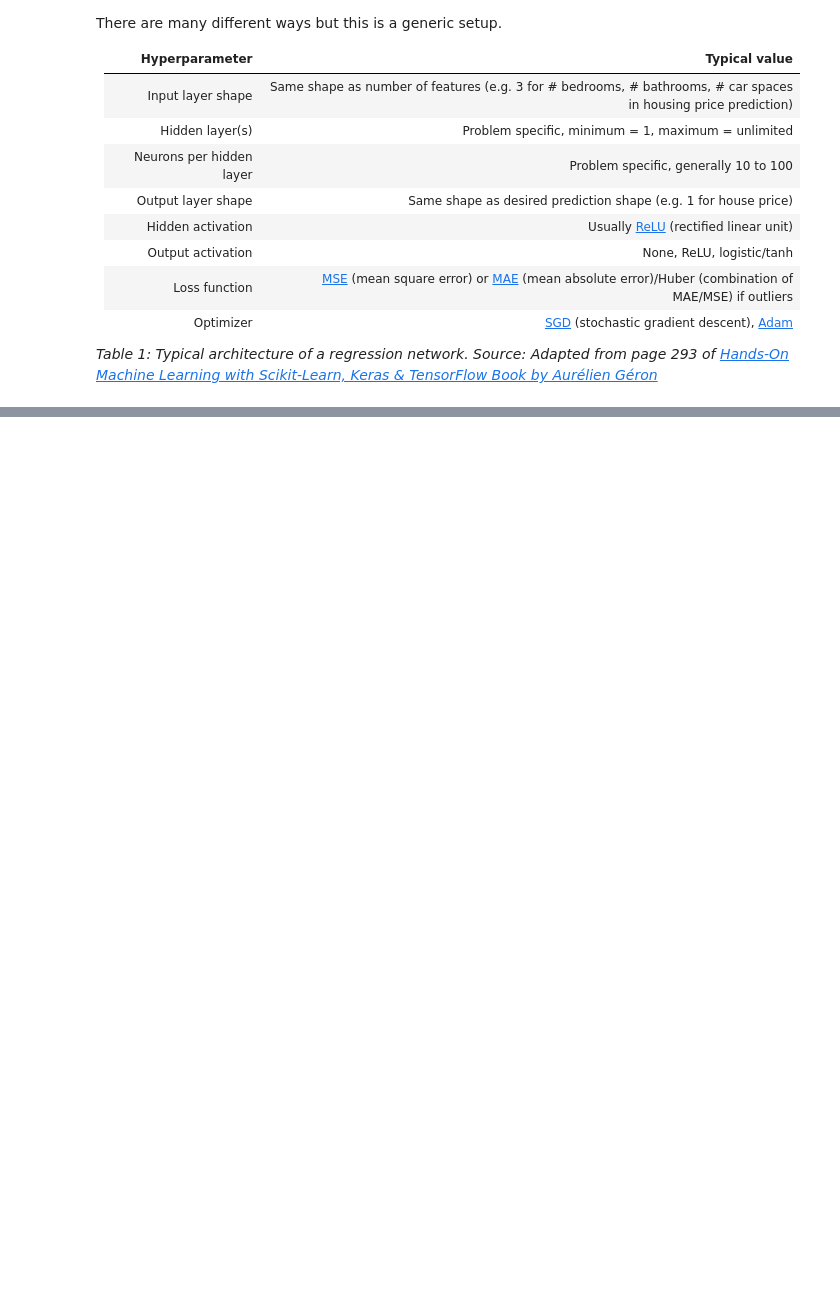
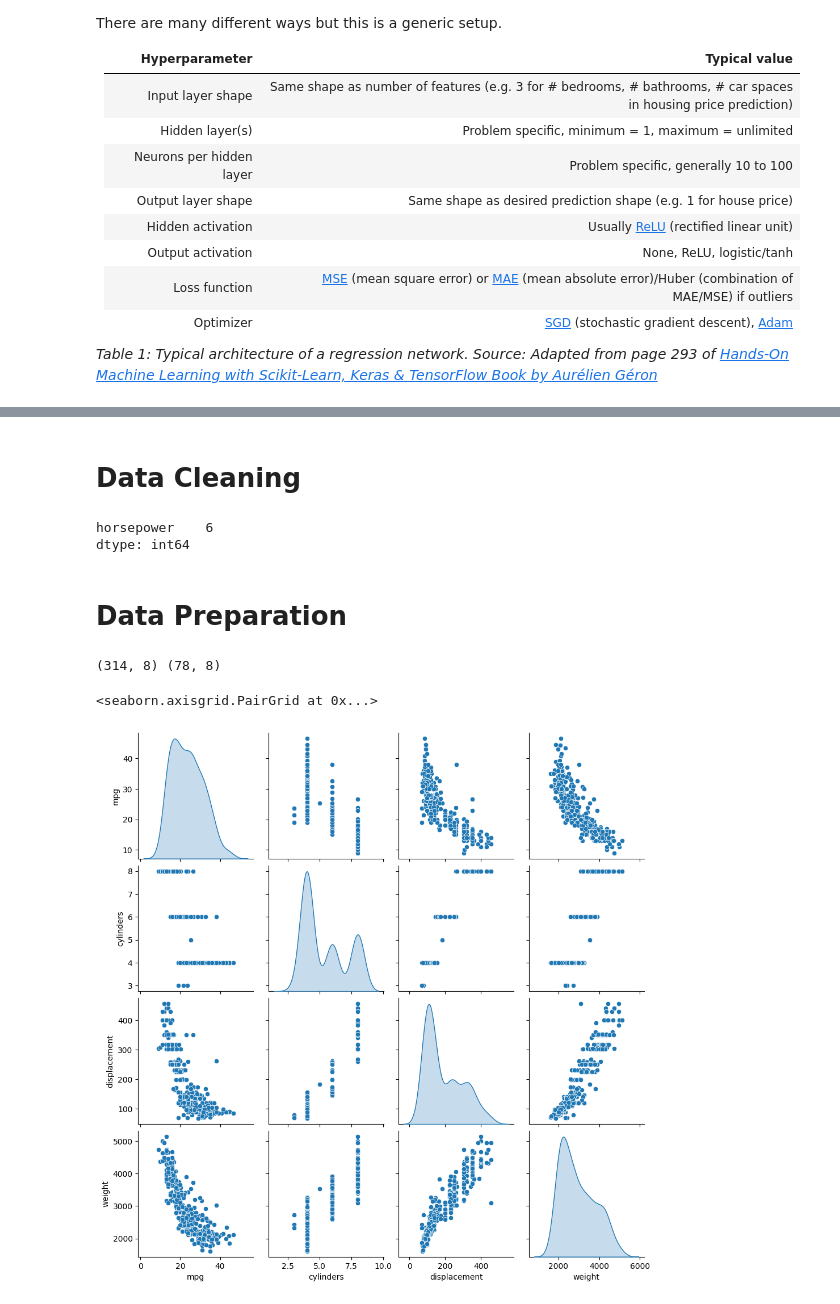
Before and after one commit to mohamedyosef101/learning_area, a Jupyter notebook: TensorFlow/01-Regression.ipynb, the cells around one changed output, grey strips where cells are left out. Saved outputs shown, nothing was run; the diff lists cells and outputs as text; code cells hidden in the pictures; blank space fills up the shorter version.

```diff
--- a/TensorFlow/01-Regression.ipynb
+++ b/TensorFlow/01-Regression.ipynb
@@ -139,0 +51,10 @@ array([[29.27556]], dtype=float32)
+# %%
+# download and import the data using pandas
+data_url = 'http://archive.ics.uci.edu/ml/machine-learning-databases/auto-mpg/auto-mpg.data'
+
+column_names = ['mpg', 'cylinders', 'displacement', 'horsepower', 'weight', 'acceleration', 'model_year', 'origin']
+
+raw_dataset = pd.read_csv(data_url, names=column_names,
+                          na_values='?', comment='\t',
+                          sep=' ', skipinitialspace=True)
+raw_dataset.head()
@@ -139,0 +73,4 @@ array([[29.27556]], dtype=float32)
+# %%
+# take a copy from the data
+df = raw_dataset.copy()
+df.info()
@@ -139,0 +93,32 @@ array([[29.27556]], dtype=float32)
+# %% [markdown]
+# Data **Cleaning**
+# %%
+# get missing values
+def get_missing_value_counts(data_frame):
+    missing_counts = data_frame.isnull().sum()
+    missing_columns = missing_counts[missing_counts > 0]
+    return missing_columns
+
+missing_values_table = get_missing_value_counts(df)
+missing_values_table
+# %% [output]
+horsepower    6
+dtype: int64
+# %%
+# drop the nan value rows
+df = df.dropna()
+# %% [markdown]
+# Data **Preparation**
+# %%
+# split the data into training and test set
+train = df.sample(frac=0.8, random_state=7)
+test = df.drop(train.index)
+print(train.shape, test.shape)
+# %% [output]
+(314, 8) (78, 8)
+# %%
+# pairplot
+sns.pairplot(train[['mpg', 'cylinders', 'displacement', 'weight']], diag_kind='kde')
+# %% [output]
+<seaborn.axisgrid.PairGrid at 0x...>
+[figure, added]
```
Also changed, not shown: parts of 31 cells of this notebook.
